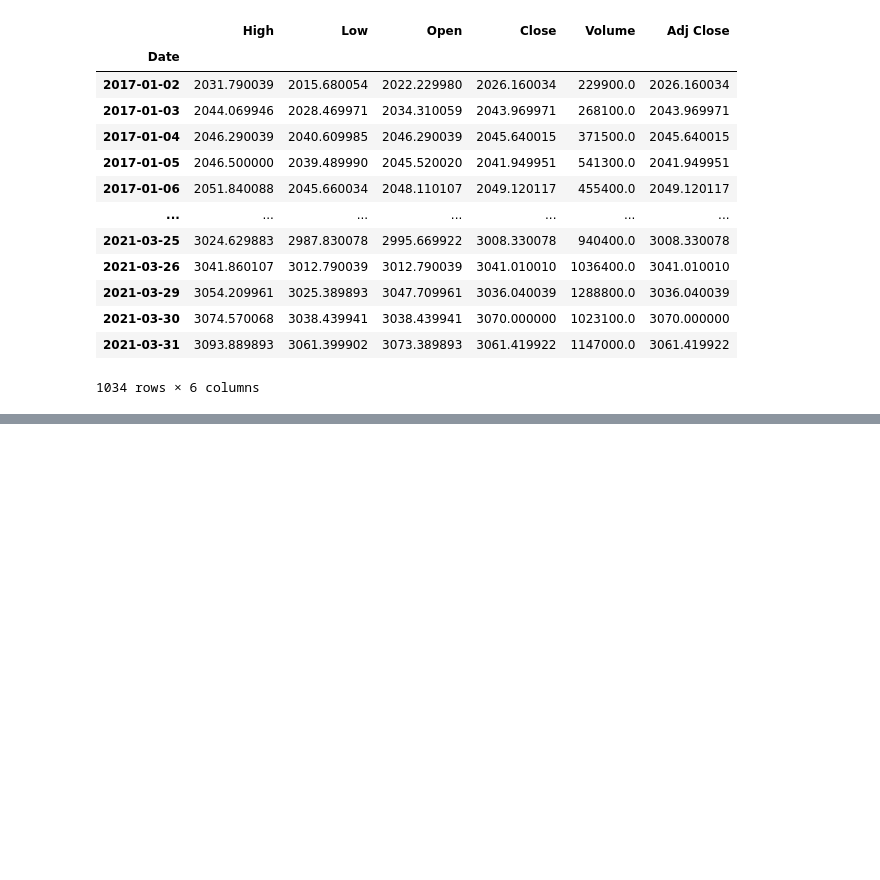
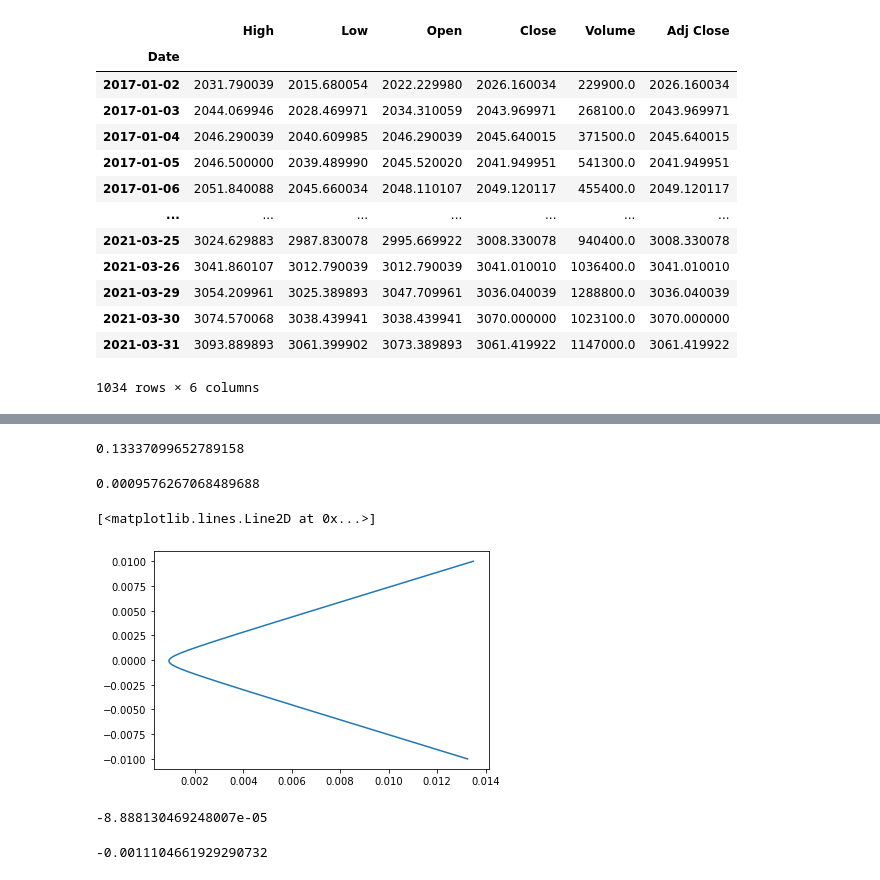
Before and after one commit to jw-y/FE_project_1, a Jupyter notebook: data_downloader.ipynb, the cells around one changed output, grey strips where cells are left out. Cells and saved outputs as stored; diff of their text form; code cells hidden in the pictures; blank space fills up the shorter version.

```diff
--- a/data_downloader.ipynb
+++ b/data_downloader.ipynb
@@ -164,0 +234,10 @@ log_df.cov()
+# %%
+mu = log_df.mean().to_numpy()
+# %%
+alpha = np.dot(np.dot(mu, cov_inv), mu)
+beta = np.dot(cov_inv , mu).sum()
+gamma = cov_inv.sum()
+D = alpha*gamma - beta**2
+# %%
+def var(v):
+    return math.sqrt((1+ ((gamma**2 *(v-beta/gamma)**2 / D))) / gamma)
@@ -164,0 +260,8 @@ log_df.cov()
+# %%
+var(_y+0.1)
+# %% [output]
+0.13337099652789158
+# %%
+#y_l = np.linspace( _y, 3.5, 300).tolist()
+y_l = np.linspace( -0.01, 0.01, 300).tolist()
+x_l = [var(x) for x in y_l]
@@ -164,0 +270,4 @@ log_df.cov()
+# %%
+cc[0][0]
+# %% [output]
+0.0009576267068489688
@@ -164,0 +278,10 @@ log_df.cov()
+# %%
+plt.plot(x_l, y_l)
+#plt.plot(c_l,mu, marker='o', linestyle="none")
+# %% [output]
+[<matplotlib.lines.Line2D at 0x...>]
+[figure, added]
+# %%
+_y
+# %% [output]
+-8.888130469248007e-05
@@ -164,0 +304,4 @@ log_df.cov()
+# %%
+math.sqrt(E)/ (beta - rf_ret* gamma)
+# %% [output]
+-0.0011104661929290732
```
Also changed, not shown: parts of 38 cells of this notebook, 8 other files.
